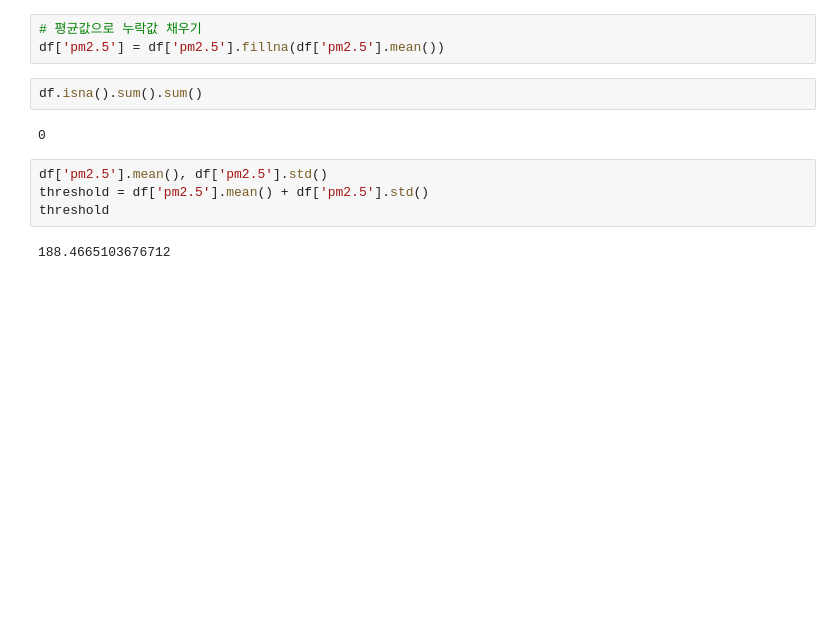
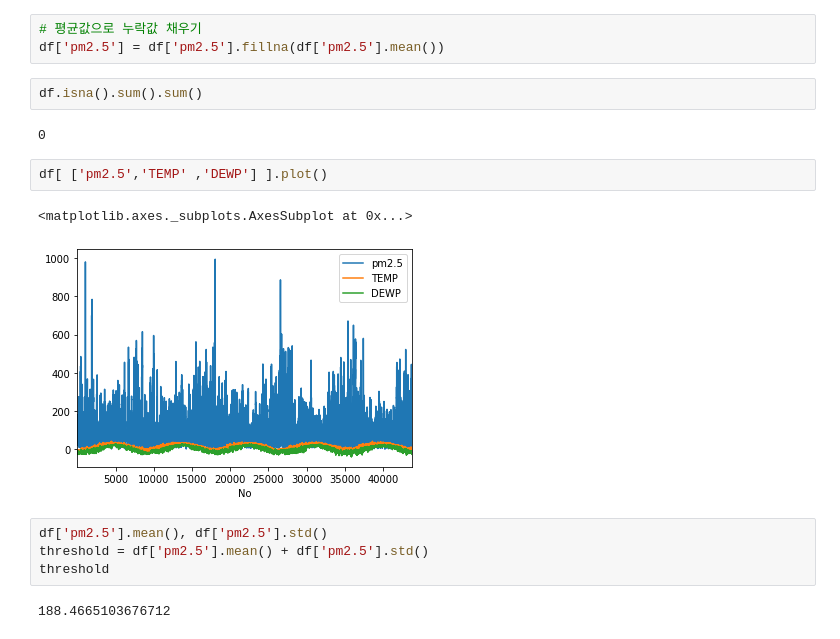
Before and after one commit to sogangori/NH_machine_learning, a Jupyter notebook: day7_time_series.ipynb, the cells around one changed output. Drawn from its saved outputs; the diff is of its cells as text; blank space fills up the shorter version.

```diff
--- a/day7_time_series.ipynb
+++ b/day7_time_series.ipynb
@@ -26,6 +34,11 @@ df['pm2.5'] = df['pm2.5'].fillna(df['pm2.5'].mean())
 df.isna().sum().sum()
 # %% [output]
 0
+# %%
+df[ ['pm2.5','TEMP' ,'DEWP'] ].plot()
+# %% [output]
+<matplotlib.axes._subplots.AxesSubplot at 0x...>
+[figure, added]
 # %%
 df['pm2.5'].mean(), df['pm2.5'].std()
 threshold = df['pm2.5'].mean() + df['pm2.5'].std()
```
Also changed, not shown: parts of 22 cells of this notebook.
